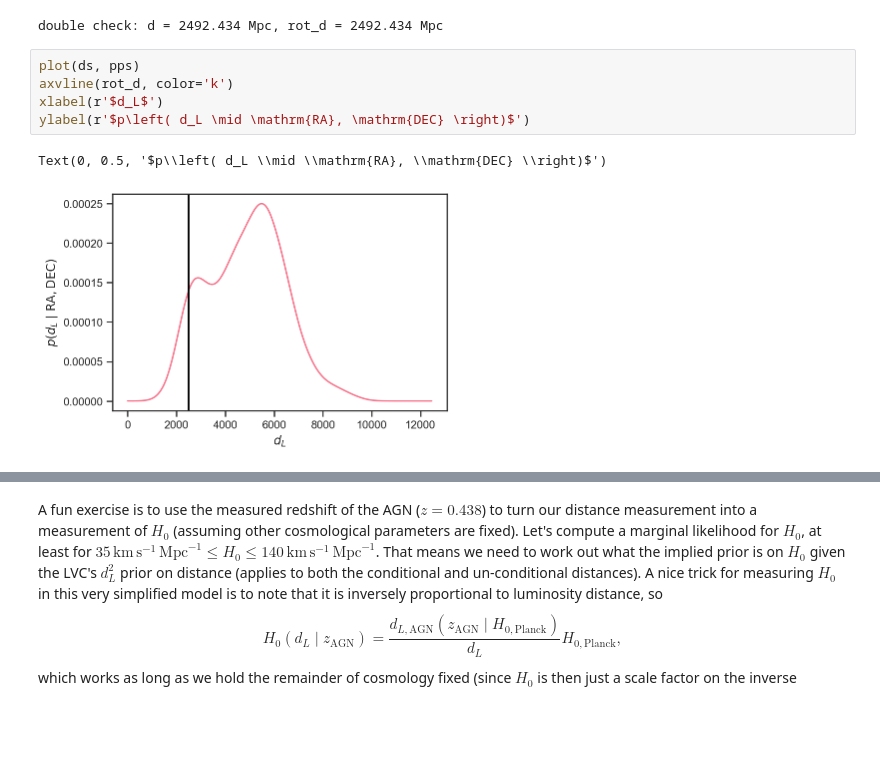
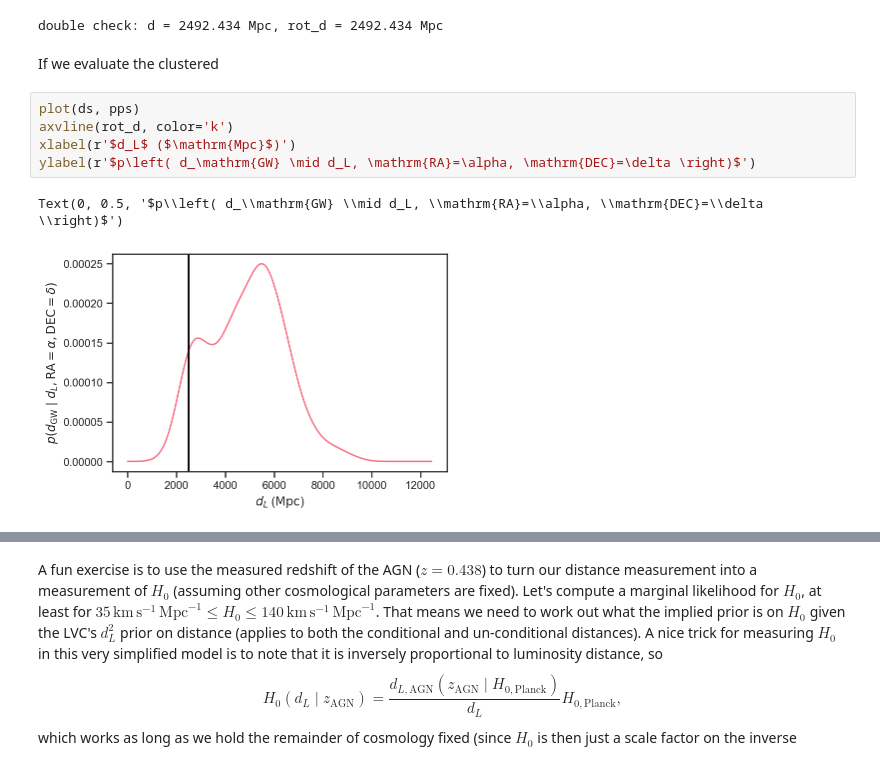
Before and after one commit to farr/GW190521Sky, a Jupyter notebook: CounterpartSky.ipynb, the cells around one changed output, grey strips where cells are left out. Saved outputs shown, nothing was run; the diff lists cells and outputs as text; blank space fills up the shorter version.

```diff
--- a/CounterpartSky.ipynb
+++ b/CounterpartSky.ipynb
@@ -236,11 +235,13 @@ pps = cdens(ps.T)
 pps /= trapz(pps, ds) # Normalize
 # %% [output]
 double check: d = 2492.434 Mpc, rot_d = 2492.434 Mpc
+# %% [markdown]
+If we evaluate the clustered
 # %%
 plot(ds, pps)
 axvline(rot_d, color='k')
-xlabel(r'$d_L$')
-ylabel(r'$p\left( d_L \mid \mathrm{RA}, \mathrm{DEC} \right)$')
+xlabel(r'$d_L$ ($\mathrm{Mpc}$)')
+ylabel(r'$p\left( d_\mathrm{GW} \mid d_L, \mathrm{RA}=\alpha, \mathrm{DEC}=\delta \right)$')
 # %% [output]
-Text(0, 0.5, '$p\\left( d_L \\mid \\mathrm{RA}, \\mathrm{DEC} \\right)$')
+Text(0, 0.5, '$p\\left( d_\\mathrm{GW} \\mid d_L, \\mathrm{RA}=\\alpha, \\mathrm{DEC}=\\delta \\right)$')
-[figure, old version]
+[figure, new version]
```
Also changed, not shown: parts of 9 cells of this notebook.
